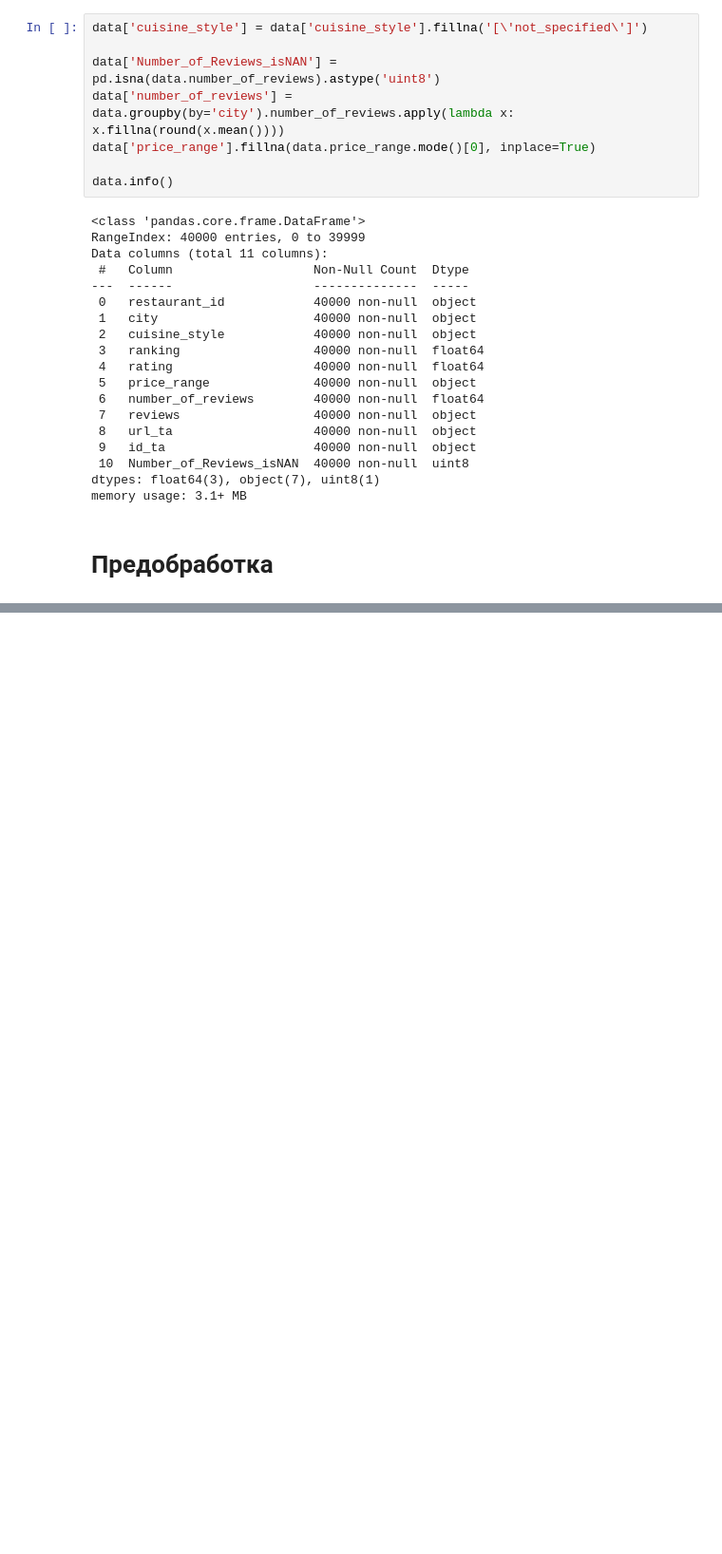
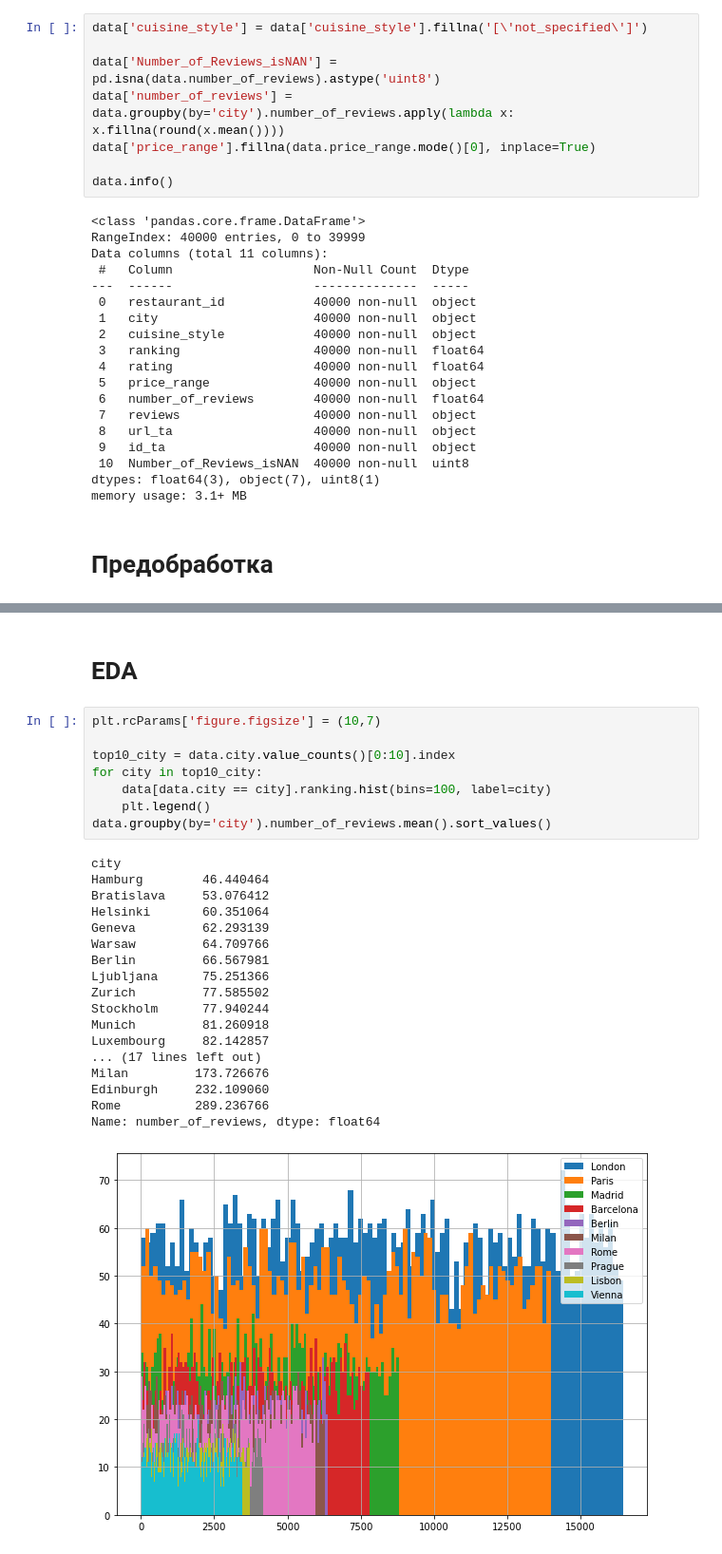
Before and after one commit to aberkoveo/skillfactory, a Jupyter notebook: Projects/Project_3/Проект_3_О_вкусной_и_здоровой_пище.ipynb, the cells around one changed output, grey strips where cells are left out. Shown at 95% size. Saved outputs shown, nothing was run; the diff lists cells and outputs as text; blank space fills up the shorter version.

Commit message:
eda-added-by-city

```diff
--- a/Projects/Project_3/Проект_3_О_вкусной_и_здоровой_пище.ipynb
+++ b/Projects/Project_3/Проект_3_О_вкусной_и_здоровой_пище.ipynb
@@ -93,0 +174,29 @@ memory usage: 3.1+ MB
+# %% [markdown]
+# EDA
+# %%
+plt.rcParams['figure.figsize'] = (10,7)
+
+top10_city = data.city.value_counts()[0:10].index
+for city in top10_city:
+    data[data.city == city].ranking.hist(bins=100, label=city)
+    plt.legend()
+data.groupby(by='city').number_of_reviews.mean().sort_values()
+# %% [output]
+city
+Hamburg        46.440464
+Bratislava     53.076412
+Helsinki       60.351064
+Geneva         62.293139
+Warsaw         64.709766
+Berlin         66.567981
+Ljubljana      75.251366
+Zurich         77.585502
+Stockholm      77.940244
+Munich         81.260918
+Luxembourg     82.142857
+... (17 lines left out)
+Milan         173.726676
+Edinburgh     232.109060
+Rome          289.236766
+Name: number_of_reviews, dtype: float64
+[figure, added]
```
Also changed, not shown: parts of 25 cells of this notebook, 1 other file.
